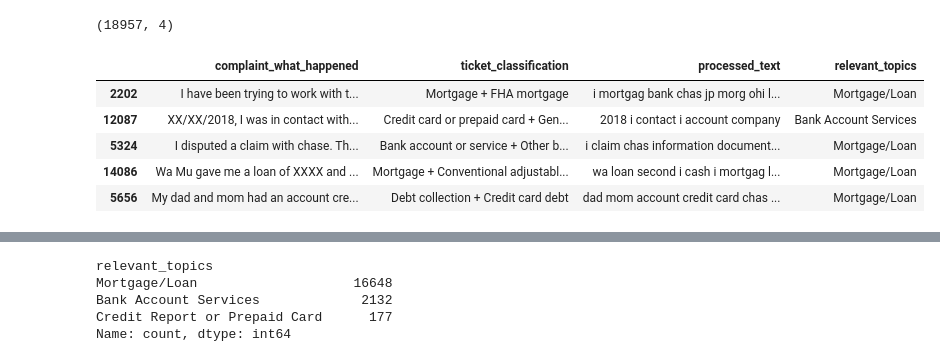
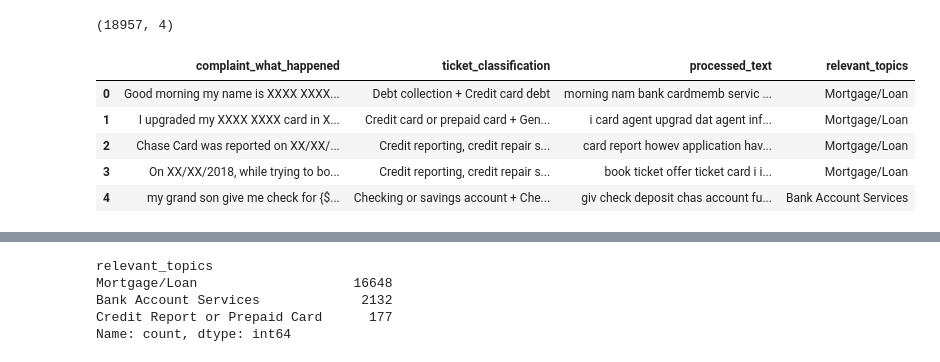
Before and after one commit to santiloc-hub/ML_Tracking_example, a Jupyter notebook: tracking_data_tickets_baseline.ipynb, the cells around one changed output, grey strips where cells are left out. Saved outputs shown, nothing was run; the diff lists cells and outputs as text; code cells hidden in the pictures.

```diff
--- a/tracking_data_tickets_baseline.ipynb
+++ b/tracking_data_tickets_baseline.ipynb
@@ -49,11 +47,11 @@ df_tickets.shape
 # %% [output]
 (18957, 4)
 # %%
-df_tickets.sample(5)
+df_tickets.head(5)
 # %% [output]
 |  | complaint_what_happened | ticket_classification | processed_text | relevant_topics |
-| 2202 | I have been trying to work with t... | Mortgage + FHA mortgage | i mortgag bank chas jp morg ohi l... | Mortgage/Loan |
-| 12087 | XX/XX/2018, I was in contact with... | Credit card or prepaid card + Gen... | 2018 i contact i account company | Bank Account Services |
-| 5324 | I disputed a claim with chase. Th... | Bank account or service + Other b... | i claim chas information document... | Mortgage/Loan |
-| 14086 | Wa Mu gave me a loan of XXXX and ... | Mortgage + Conventional adjustabl... | wa loan second i cash i mortgag l... | Mortgage/Loan |
-| 5656 | My dad and mom had an account cre... | Debt collection + Credit card debt | dad mom account credit card chas ... | Mortgage/Loan |
+| 0 | Good morning my name is XXXX XXXX... | Debt collection + Credit card debt | morning nam bank cardmemb servic ... | Mortgage/Loan |
+| 1 | I upgraded my XXXX XXXX card in X... | Credit card or prepaid card + Gen... | i card agent upgrad dat agent inf... | Mortgage/Loan |
+| 2 | Chase Card was reported on XX/XX/... | Credit reporting, credit repair s... | card report howev application hav... | Mortgage/Loan |
+| 3 | On XX/XX/2018, while trying to bo... | Credit reporting, credit repair s... | book ticket offer ticket card i i... | Mortgage/Loan |
+| 4 | my grand son give me check for {$... | Checking or savings account + Che... | giv check deposit chas account fu... | Bank Account Services |
```
Also changed, not shown: parts of 21 cells of this notebook.
